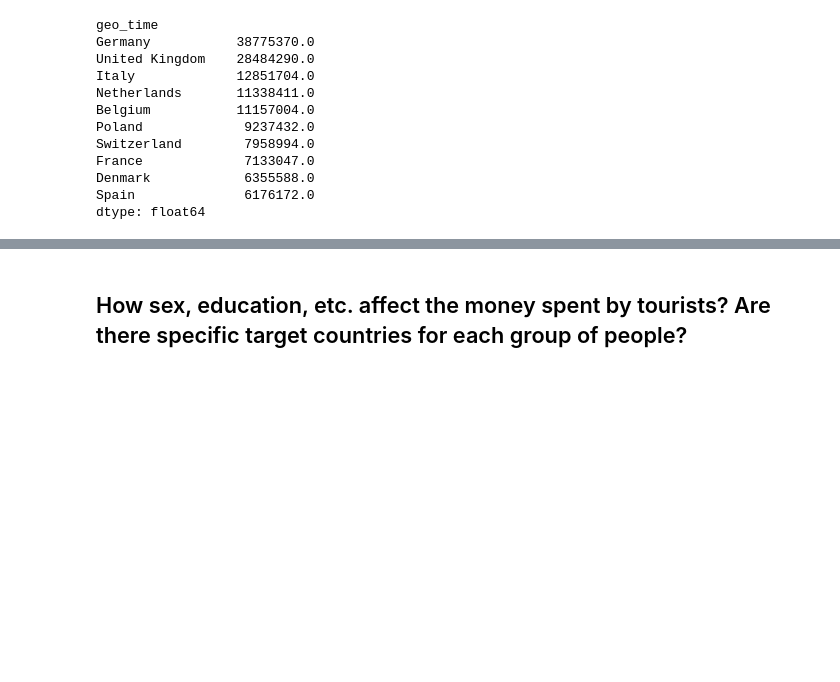
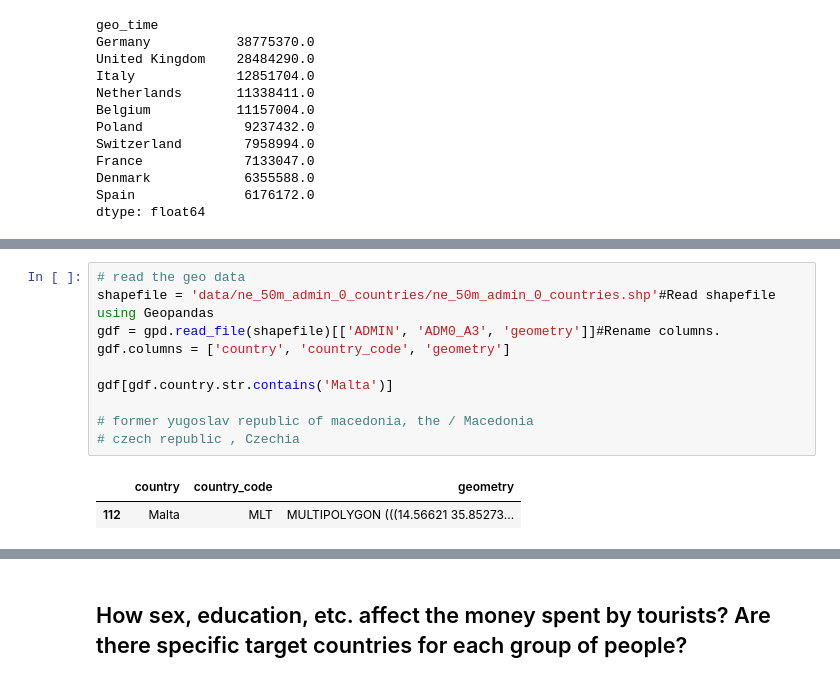
Before and after one commit to mikecai011/ADA-Project, a Jupyter notebook: milestone2/Milestone_2.ipynb, the cells around one changed output, grey strips where cells are left out. Cells and saved outputs as stored; diff of their text form; blank space fills up the shorter version.

```diff
--- a/milestone2/Milestone_2.ipynb
+++ b/milestone2/Milestone_2.ipynb
@@ -264,0 +459,13 @@ dtype: float64
+# %%
+# read the geo data
+shapefile = 'data/ne_50m_admin_0_countries/ne_50m_admin_0_countries.shp'#Read shapefile using Geopandas
+gdf = gpd.read_file(shapefile)[['ADMIN', 'ADM0_A3', 'geometry']]#Rename columns.
+gdf.columns = ['country', 'country_code', 'geometry']
+
+gdf[gdf.country.str.contains('Malta')]
+
+# former yugoslav republic of macedonia, the / Macedonia
+# czech republic , Czechia
+# %% [output]
+|  | country | country_code | geometry |
+| 112 | Malta | MLT | MULTIPOLYGON (((14.56621 35.85273... |
```
Also changed, not shown: parts of 16 cells of this notebook, 15 other files.
